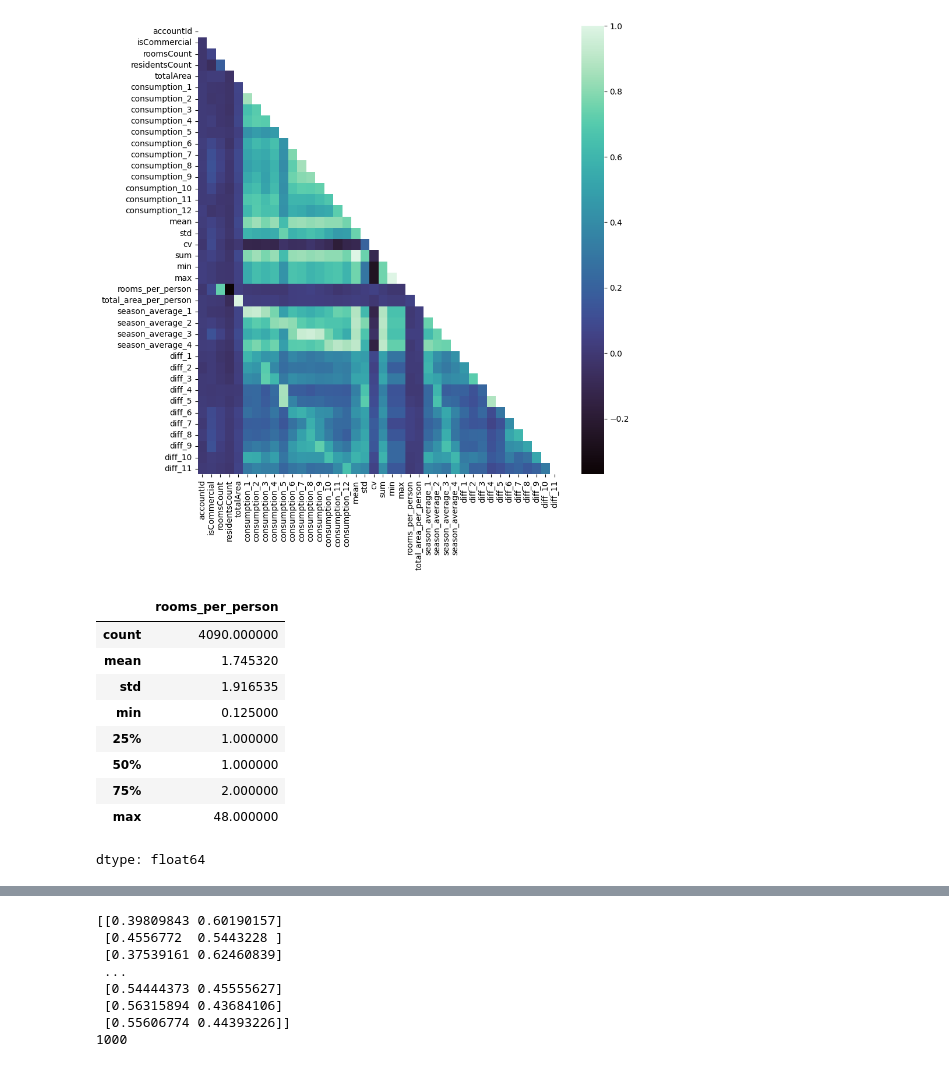
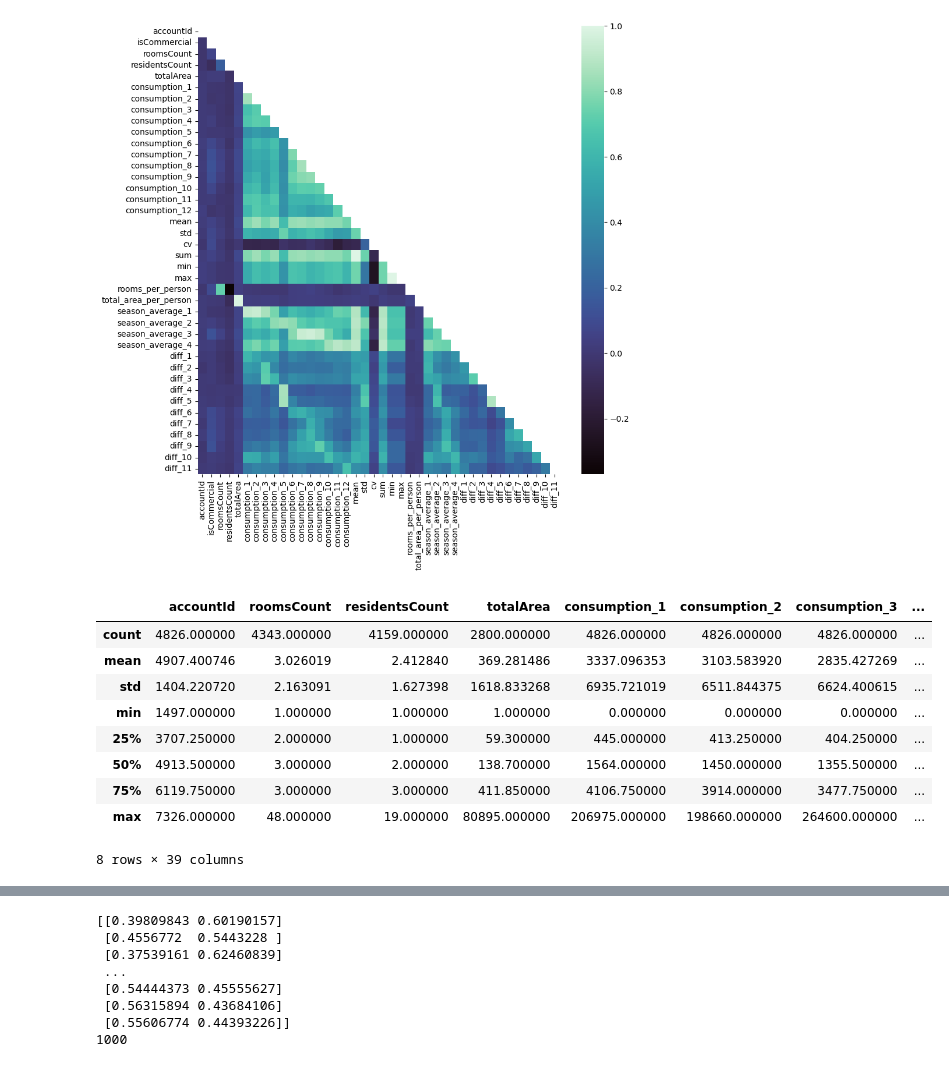
Before and after one commit to Predatorevil666/Hackathon_energy, a Jupyter notebook: ml/ml_model.ipynb, the cells around one changed output, grey strips where cells are left out. Cells and saved outputs as stored; diff of their text form; code cells hidden in the pictures.

```diff
--- a/ml/ml_model.ipynb
+++ b/ml/ml_model.ipynb
@@ -181,15 +179,15 @@ plt.show()
 # %% [output]
 [figure]
 # %%
-train_df["rooms_per_person"].describe()
+train_df.describe()
 # %% [output]
-|  | rooms_per_person |
-| count | 4090.000000 |
-| mean | 1.745320 |
-| std | 1.916535 |
-| min | 0.125000 |
-| 25% | 1.000000 |
-| 50% | 1.000000 |
-| 75% | 2.000000 |
-| max | 48.000000 |
+|  | accountId | roomsCount | residentsCount | totalArea | consumption_1 | consumption_2 | consumption_3 | ... |
+| count | 4826.000000 | 4343.000000 | 4159.000000 | 2800.000000 | 4826.000000 | 4826.000000 | 4826.000000 | ... |
+| mean | 4907.400746 | 3.026019 | 2.412840 | 369.281486 | 3337.096353 | 3103.583920 | 2835.427269 | ... |
+| std | 1404.220720 | 2.163091 | 1.627398 | 1618.833268 | 6935.721019 | 6511.844375 | 6624.400615 | ... |
+| min | 1497.000000 | 1.000000 | 1.000000 | 1.000000 | 0.000000 | 0.000000 | 0.000000 | ... |
+| 25% | 3707.250000 | 2.000000 | 1.000000 | 59.300000 | 445.000000 | 413.250000 | 404.250000 | ... |
+| 50% | 4913.500000 | 3.000000 | 2.000000 | 138.700000 | 1564.000000 | 1450.000000 | 1355.500000 | ... |
+| 75% | 6119.750000 | 3.000000 | 3.000000 | 411.850000 | 4106.750000 | 3914.000000 | 3477.750000 | ... |
+| max | 7326.000000 | 48.000000 | 19.000000 | 80895.000000 | 206975.000000 | 198660.000000 | 264600.000000 | ... |
-dtype: float64
+8 rows × 39 columns
```
Also changed, not shown: parts of 20 cells of this notebook.
